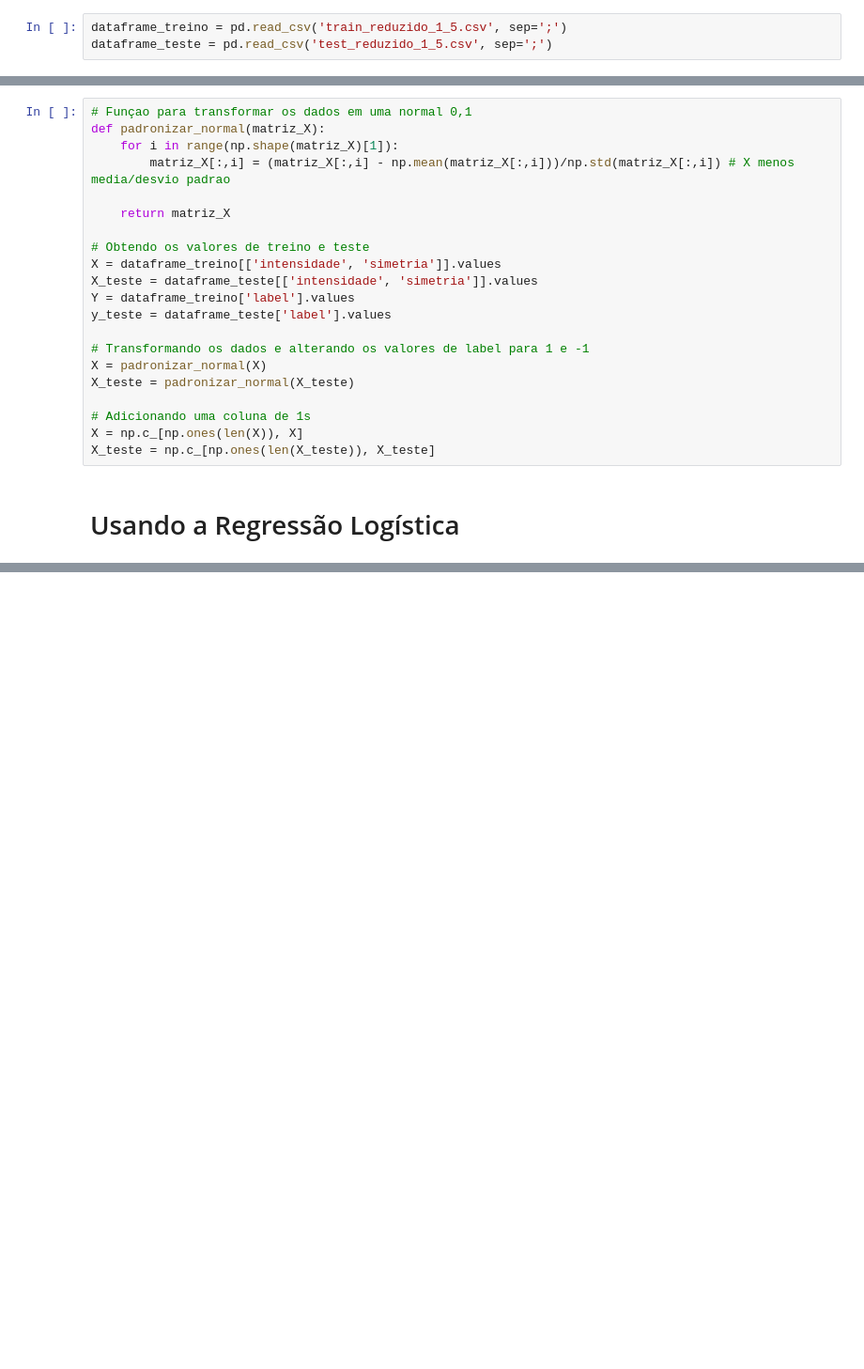
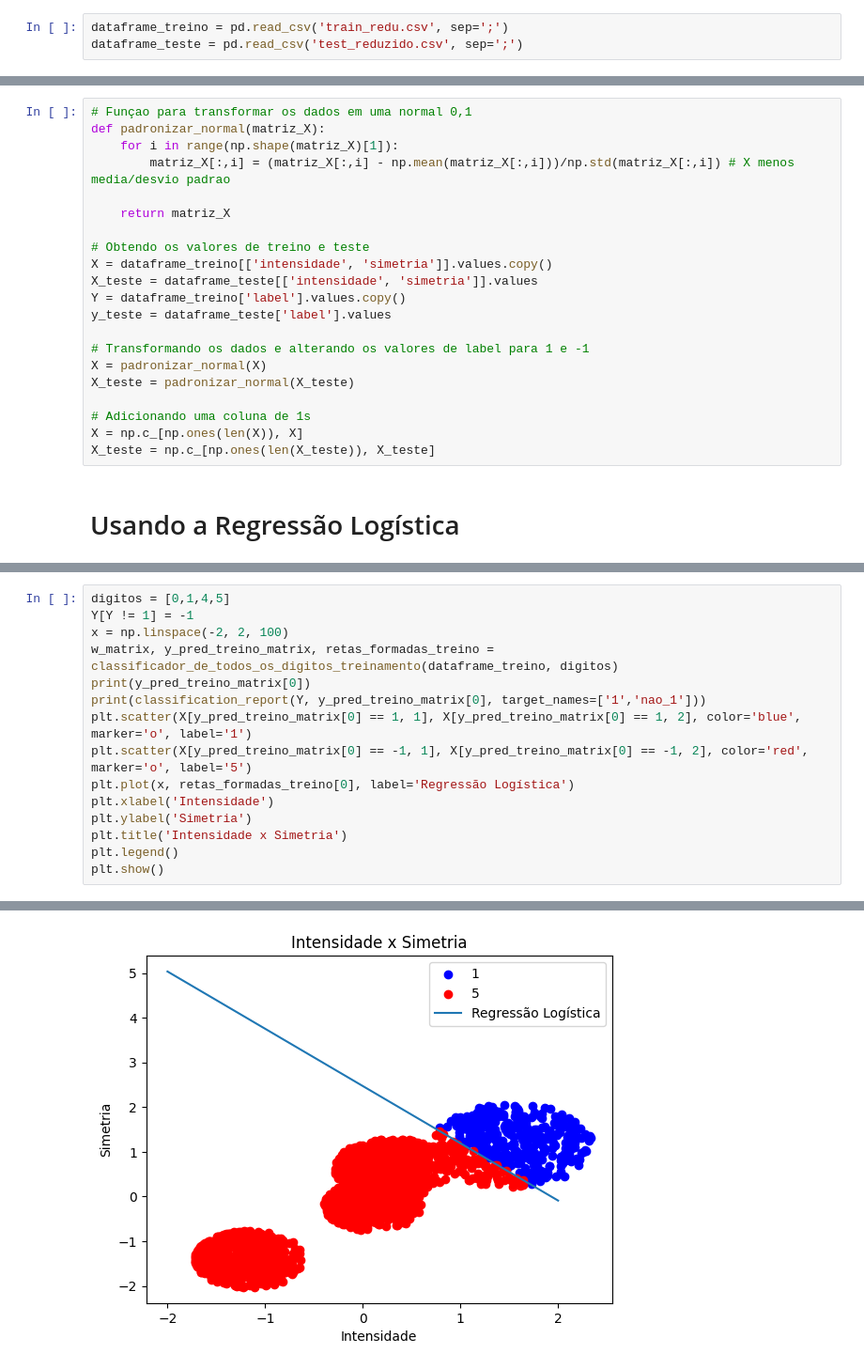
Before and after one commit to HodricVieira/Reconhecimento-de-digitos-ML-2023.2, a Jupyter notebook: 1_vs_all.ipynb, the cells around one changed output, grey strips where cells are left out. Shown at 94% size. Drawn from its saved outputs; the diff is of its cells as text; blank space fills up the shorter version.

```diff
--- a/1_vs_all.ipynb
+++ b/1_vs_all.ipynb
@@ -11,5 +11,5 @@ reload(md)
 # %% [output]
 <module 'modelos' from 'c:\\Users\\Bergson\\Desktop\\UFPB\\Quinto Período\\Machine Learning\\projeto 1\\repositorio\\Reconhecimento-de-digitos-ML-2023.2\\modelos.py'>
 # %%
-dataframe_treino = pd.read_csv('train_reduzido_1_5.csv', sep=';')
-dataframe_teste = pd.read_csv('test_reduzido_1_5.csv', sep=';')
+dataframe_treino = pd.read_csv('train_redu.csv', sep=';')
+dataframe_teste = pd.read_csv('test_reduzido.csv', sep=';')
@@ -24,9 +39,9 @@ def padronizar_normal(matriz_X):
     return matriz_X
 
 # Obtendo os valores de treino e teste
-X = dataframe_treino[['intensidade', 'simetria']].values
+X = dataframe_treino[['intensidade', 'simetria']].values.copy()
 X_teste = dataframe_teste[['intensidade', 'simetria']].values
-Y = dataframe_treino['label'].values
+Y = dataframe_treino['label'].values.copy()
 y_teste = dataframe_teste['label'].values
 
 # Transformando os dados e alterando os valores de label para 1 e -1
@@ -63,0 +108,16 @@ def classificador_de_todos_os_digitos_treinamento(X, Y, X_teste, y_teste, lista_
+# %%
+digitos = [0,1,4,5]
+Y[Y != 1] = -1
+x = np.linspace(-2, 2, 100)
+w_matrix, y_pred_treino_matrix, retas_formadas_treino = classificador_de_todos_os_digitos_treinamento(dataframe_treino, digitos)
+print(y_pred_treino_matrix[0])
+print(classification_report(Y, y_pred_treino_matrix[0], target_names=['1','nao_1']))
+plt.scatter(X[y_pred_treino_matrix[0] == 1, 1], X[y_pred_treino_matrix[0] == 1, 2], color='blue', marker='o', label='1')
+plt.scatter(X[y_pred_treino_matrix[0] == -1, 1], X[y_pred_treino_matrix[0] == -1, 2], color='red', marker='o', label='5')
+plt.plot(x, retas_formadas_treino[0], label='Regressão Logística')
+plt.xlabel('Intensidade')
+plt.ylabel('Simetria')
+plt.title('Intensidade x Simetria')
+plt.legend()
+plt.show()
+# %% [output]
@@ -63,0 +140 @@ def classificador_de_todos_os_digitos_treinamento(X, Y, X_teste, y_teste, lista_
+[figure, added]
```
Also changed, not shown: parts of 4 cells of this notebook.
